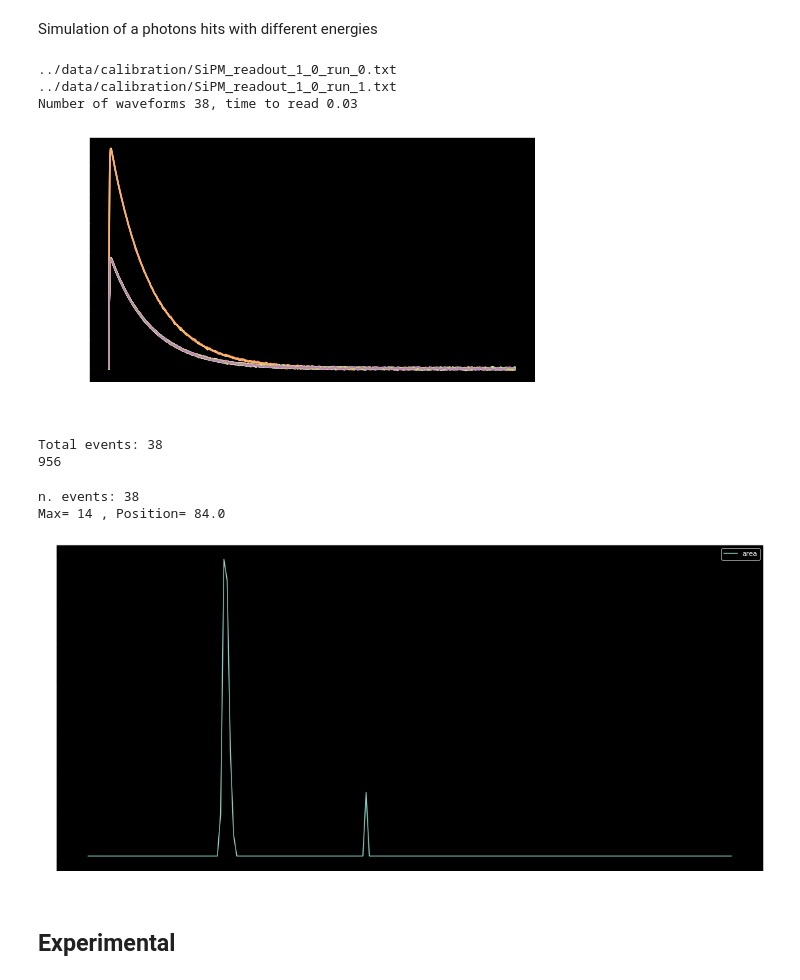
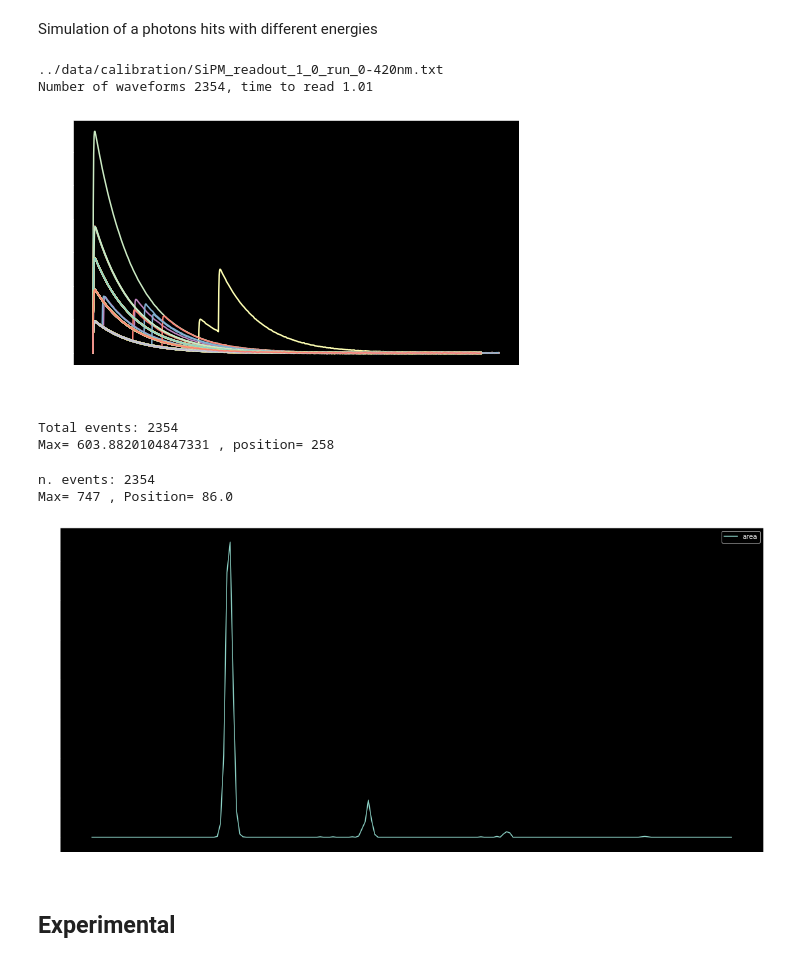
Before and after one commit to antoine-amy/Data_Processing, a Jupyter notebook: notebooks/setup_calibration.ipynb, the cells around one changed output. Saved outputs shown, nothing was run; the diff lists cells and outputs as text; code cells hidden in the pictures.

```diff
--- a/notebooks/setup_calibration.ipynb
+++ b/notebooks/setup_calibration.ipynb
@@ -24,25 +23,24 @@ Simulation of a photons hits with different energies
 # %%
 #Read data and show pulses
 #Use "../data/calibration", or "/path_to_simulation/ABALONE/ABALONE_GEANT4/results/SiPM"
-wfs_pe=su.read_waveforms_from_json(path='../data/calibration', spec='', plot=True)
+wfs_pe=au.read_waveforms_from_json(path='../data/calibration', spec='-420nm', plot=True)
 # %% [output]
-../data/calibration/SiPM_readout_1_0_run_0.txt
-../data/calibration/SiPM_readout_1_0_run_1.txt
-Number of waveforms 38, time to read 0.03
+../data/calibration/SiPM_readout_1_0_run_0-420nm.txt
+Number of waveforms 2354, time to read 1.01
-[figure, old version]
+[figure, new version]
 # %%
 #Calculate areas and integrals
-int_pe=su.calculate_integrals(wfs_pe, nn=0, inf=1000, sup=1500, plot=0, calc_int=1)
+int_pe=au.calculate_integrals_simple(wfs_pe, inf=0, sup=1000)
 # %% [output]
-Total events: 38
-956
+Total events: 2354
+Max= 603.8820104847331 , position= 258
 # %%
 #Plot the area/integral spectrum
-su.plot_area(int_pe['area'],int_pe['integral'], xrange=(0,400), bins=200,log=0)
+au.plot_area(int_pe['area'], xrange=(0,400), bins=200,log=0)
 # %% [output]
-n. events: 38
-Max= 14 , Position= 84.0
+n. events: 2354
+Max= 747 , Position= 86.0
-[figure, old version]
+[figure, new version]
 # %% [markdown]
 ## Experimental
 # %% [markdown]
```
Also changed, not shown: parts of 8 cells of this notebook, 11 other files.
